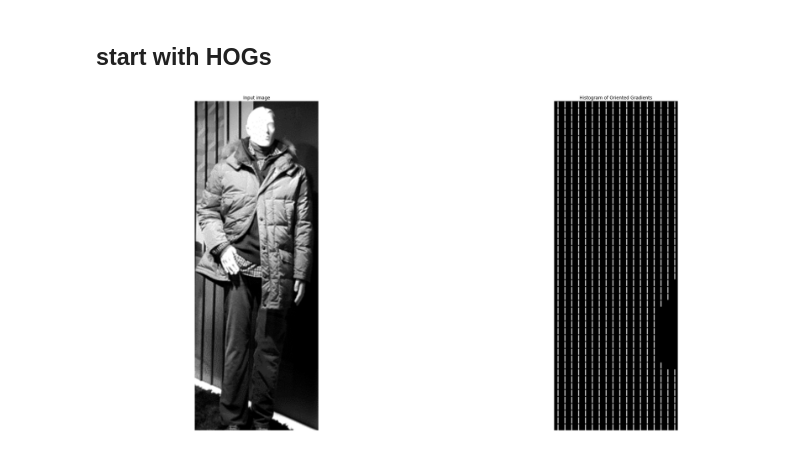
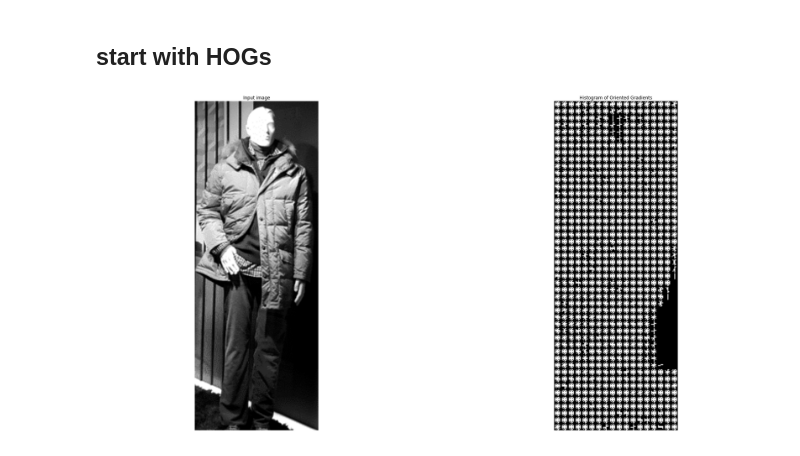
Before and after one commit to justayak/computer_vision_ws2015, a Jupyter notebook: u05/HOGs.ipynb, the cells around one changed output. Saved outputs shown, nothing was run; the diff lists cells and outputs as text; code cells hidden in the pictures.

```diff
--- a/u05/HOGs.ipynb
+++ b/u05/HOGs.ipynb
@@ -75,33 +75,33 @@ plt.imshow(Sob, cmap=plt.get_cmap('gray'))
 from skimage.feature import hog
 from skimage import data, color, exposure
 
 image = gray_person.copy()
 
 fd, hog_image = hog(
     image,
-    orientations=1,
+    orientations=9,
     pixels_per_cell=(8, 8),
-    cells_per_block=(8, 8), visualise=True)
+    cells_per_block=(2, 2), visualise=True)
 
 fig, (ax1, ax2) = plt.subplots(
     1,
     2,
     figsize=(32, 16),
     sharex=True,
     sharey=True)
 
 ax1.axis('off')
 ax1.imshow(image, cmap=plt.cm.gray)
 ax1.set_title('Input image')
 ax1.set_adjustable('box-forced')
 
 # Rescale histogram for better display
 hog_image_rescaled = exposure.rescale_intensity(hog_image, in_range=(0, 0.02))
 
 ax2.axis('off')
 ax2.imshow(hog_image_rescaled, cmap=plt.cm.gray)
 ax2.set_title('Histogram of Oriented Gradients')
 ax1.set_adjustable('box-forced')
 plt.show()
 # %% [output]
-[figure, old version]
+[figure, new version]
```
